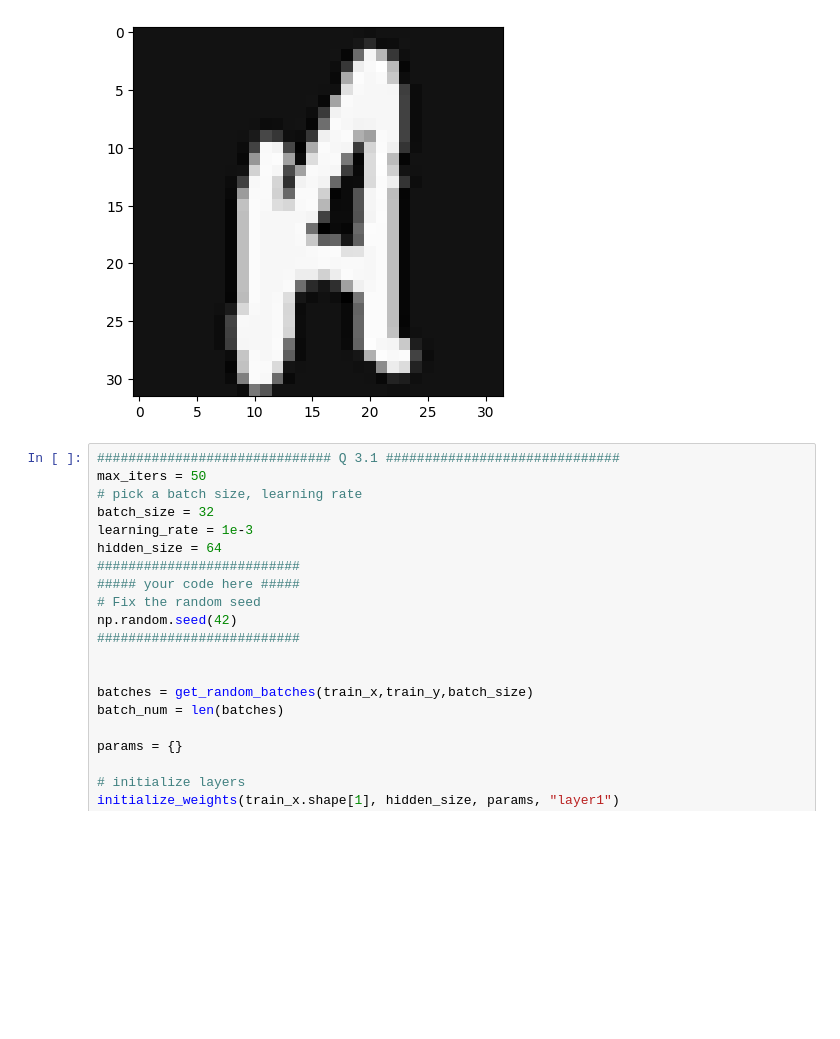
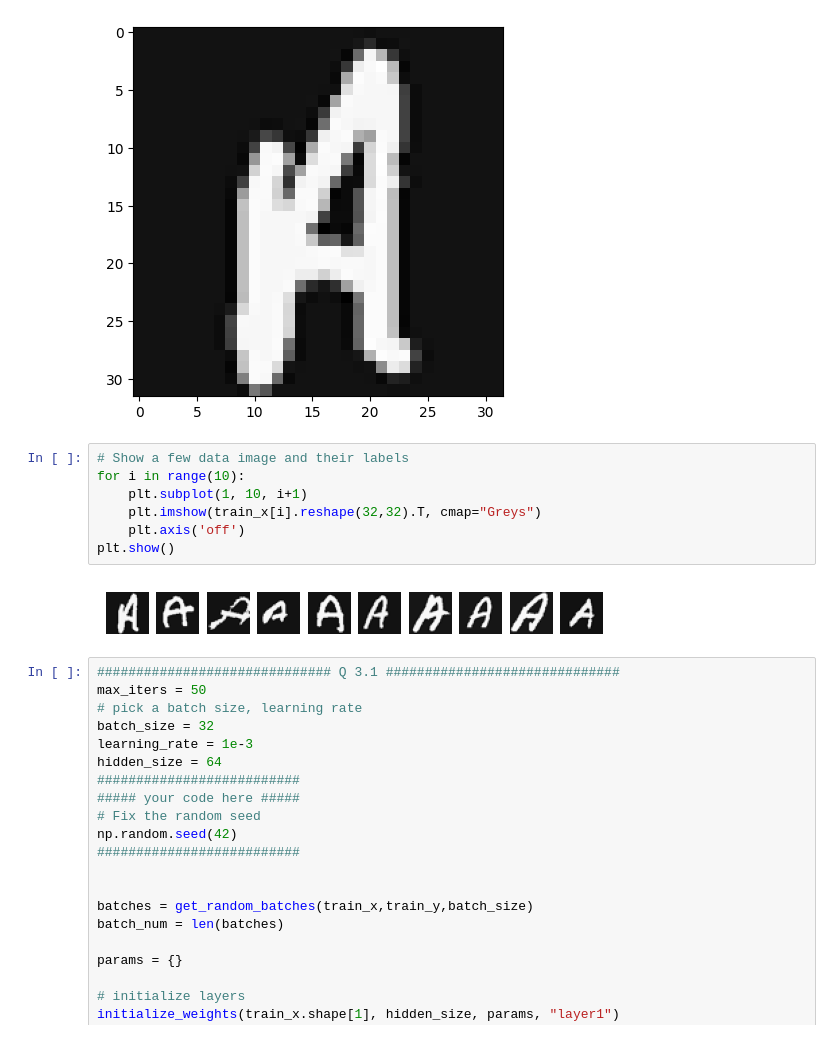
Before and after one commit to w3ichen/cv-hw, a Jupyter notebook: 16720/HW5_NeuralNetworks/HW5_NeuralNetworks.ipynb, the cells around one changed output. Saved outputs shown, nothing was run; the diff lists cells and outputs as text; blank space fills up the shorter version.

```diff
--- a/16720/HW5_NeuralNetworks/HW5_NeuralNetworks.ipynb
+++ b/16720/HW5_NeuralNetworks/HW5_NeuralNetworks.ipynb
@@ -780,6 +762,15 @@ if True: # view the data
         break
 # %% [output]
 [figure]
+# %%
+# Show a few data image and their labels
+for i in range(10):
+    plt.subplot(1, 10, i+1)
+    plt.imshow(train_x[i].reshape(32,32).T, cmap="Greys")
+    plt.axis('off')
+plt.show()
+# %% [output]
+[figure, added]
 # %%
 ############################## Q 3.1 ##############################
 max_iters = 50
```
Also changed, not shown: parts of 15 cells of this notebook, 1 other file.
